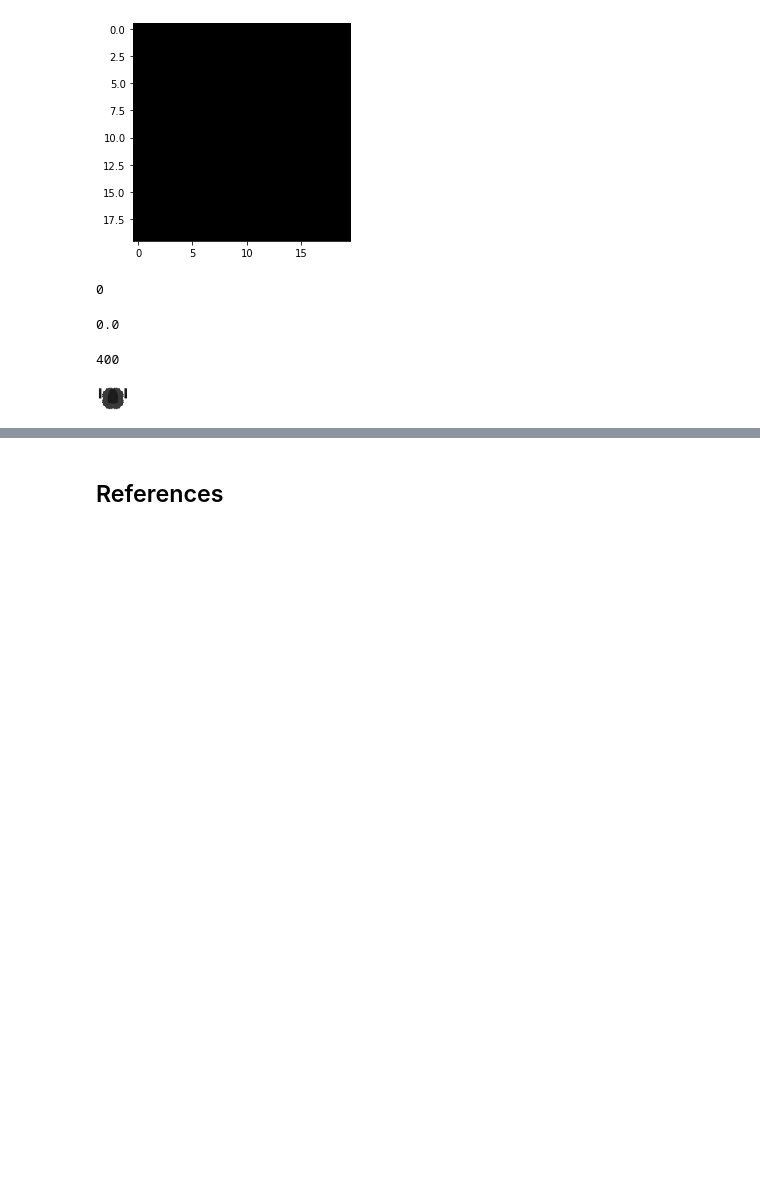
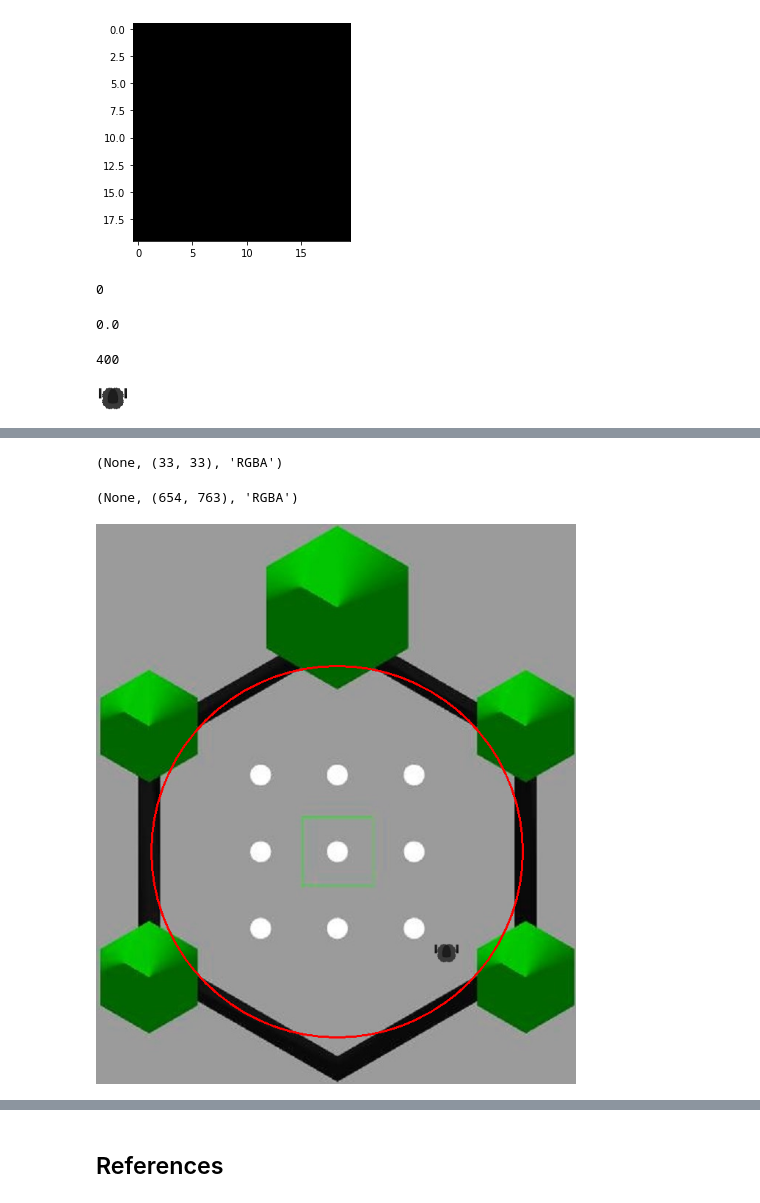
Before and after one commit to Reinforcement-Learning-F22/RobotNavigation, a Jupyter notebook: rl_map.ipynb, the cells around one changed output, grey strips where cells are left out. Saved outputs shown, nothing was run; the diff lists cells and outputs as text; code cells hidden in the pictures; blank space fills up the shorter version.

Commit message:
Created robot image for rendering, studied approaches for rendering, created World2 which will have added functionalities for rendering.

```diff
--- a/rl_map.ipynb
+++ b/rl_map.ipynb
@@ -175,0 +180,8 @@ cv2_imshow(img_4)
+# %%
+(im.format, im.size, im.mode)
+# %% [output]
+(None, (33, 33), 'RGBA')
+# %%
+(im1.format, im1.size, im1.mode)
+# %% [output]
+(None, (654, 763), 'RGBA')
@@ -175,0 +219,6 @@ cv2_imshow(img_4)
+# %%
+m = cv2.imread("merged.png", cv2.IMREAD_UNCHANGED)
+
+cv2_imshow(m)
+# %% [output]
+[figure, added]
```
Also changed, not shown: parts of 12 cells of this notebook, 8 other files.
